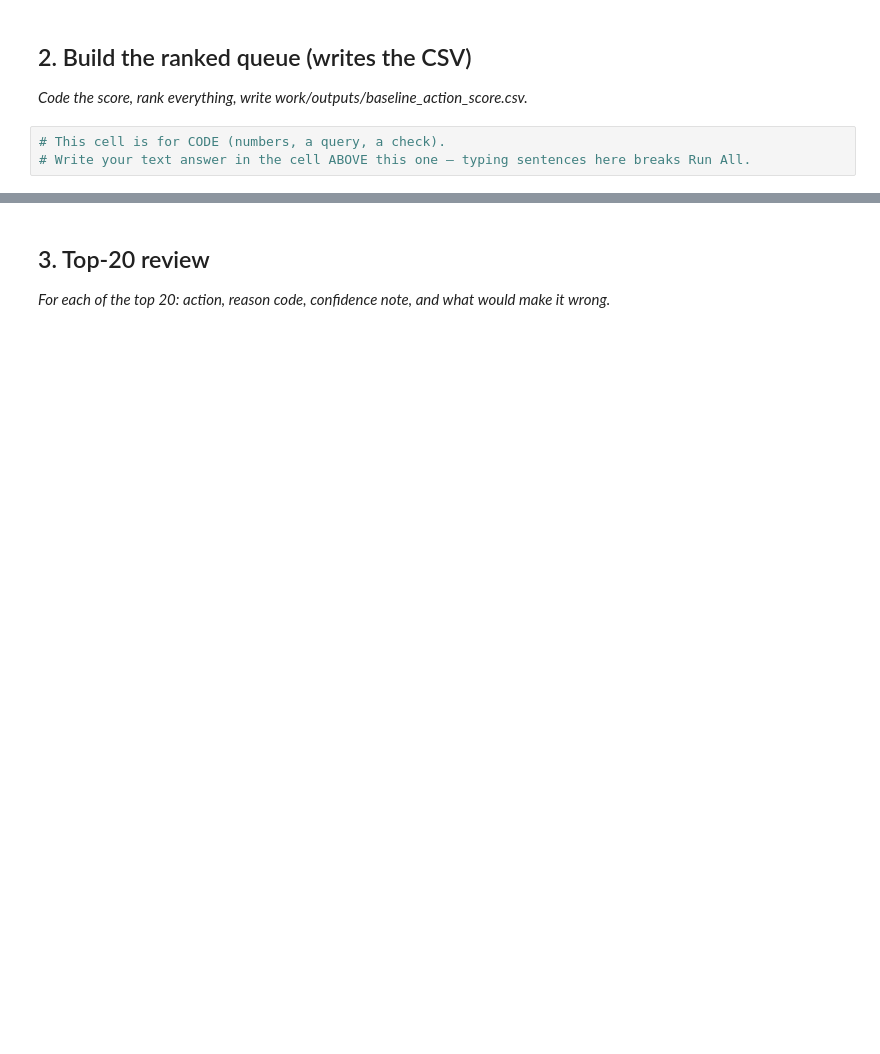
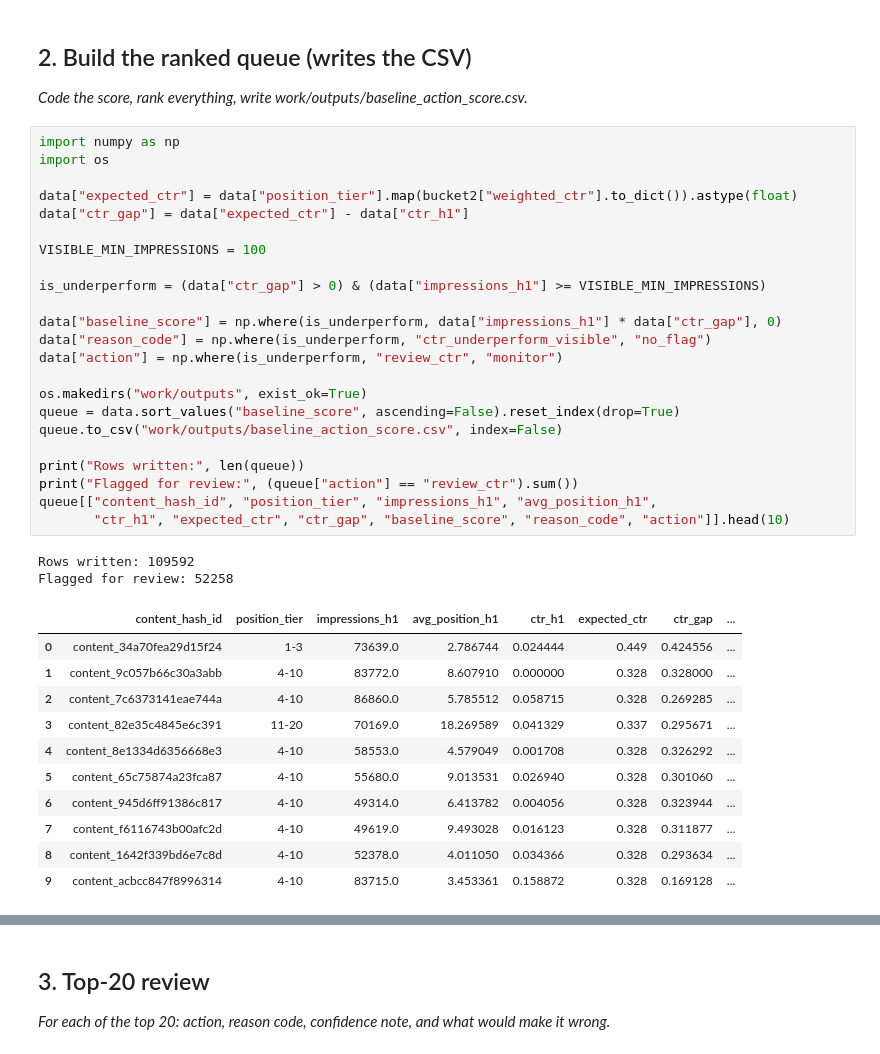
Before and after one commit to M-Sheheryar-khan/FlyRank-ML-Internship-Starter-Repo, a Jupyter notebook: work/notebooks/w04_baseline_score.ipynb, the cells around one changed output, grey strips where cells are left out. Cells and saved outputs as stored; diff of their text form; blank space fills up the shorter version.

```diff
--- a/work/notebooks/w04_baseline_score.ipynb
+++ b/work/notebooks/w04_baseline_score.ipynb
@@ -153,5 +156,39 @@ position_tier
 
 *Code the score, rank everything, write work/outputs/baseline_action_score.csv.*
 # %%
-# This cell is for CODE (numbers, a query, a check).
-# Write your text answer in the cell ABOVE this one — typing sentences here breaks Run All.
+import numpy as np
+import os
+
+data["expected_ctr"] = data["position_tier"].map(bucket2["weighted_ctr"].to_dict()).astype(float)
+data["ctr_gap"] = data["expected_ctr"] - data["ctr_h1"]
+
+VISIBLE_MIN_IMPRESSIONS = 100
+
+is_underperform = (data["ctr_gap"] > 0) & (data["impressions_h1"] >= VISIBLE_MIN_IMPRESSIONS)
+
+data["baseline_score"] = np.where(is_underperform, data["impressions_h1"] * data["ctr_gap"], 0)
+data["reason_code"] = np.where(is_underperform, "ctr_underperform_visible", "no_flag")
+data["action"] = np.where(is_underperform, "review_ctr", "monitor")
+
+os.makedirs("work/outputs", exist_ok=True)
+queue = data.sort_values("baseline_score", ascending=False).reset_index(drop=True)
+queue.to_csv("work/outputs/baseline_action_score.csv", index=False)
+
+print("Rows written:", len(queue))
+print("Flagged for review:", (queue["action"] == "review_ctr").sum())
+queue[["content_hash_id", "position_tier", "impressions_h1", "avg_position_h1",
+       "ctr_h1", "expected_ctr", "ctr_gap", "baseline_score", "reason_code", "action"]].head(10)
+# %% [output]
+Rows written: 109592
+Flagged for review: 52258
+|  | content_hash_id | position_tier | impressions_h1 | avg_position_h1 | ctr_h1 | expected_ctr | ctr_gap | ... |
+| 0 | content_34a70fea29d15f24 | 1-3 | 73639.0 | 2.786744 | 0.024444 | 0.449 | 0.424556 | ... |
+| 1 | content_9c057b66c30a3abb | 4-10 | 83772.0 | 8.607910 | 0.000000 | 0.328 | 0.328000 | ... |
+| 2 | content_7c6373141eae744a | 4-10 | 86860.0 | 5.785512 | 0.058715 | 0.328 | 0.269285 | ... |
+| 3 | content_82e35c4845e6c391 | 11-20 | 70169.0 | 18.269589 | 0.041329 | 0.337 | 0.295671 | ... |
+| 4 | content_8e1334d6356668e3 | 4-10 | 58553.0 | 4.579049 | 0.001708 | 0.328 | 0.326292 | ... |
+| 5 | content_65c75874a23fca87 | 4-10 | 55680.0 | 9.013531 | 0.026940 | 0.328 | 0.301060 | ... |
+| 6 | content_945d6ff91386c817 | 4-10 | 49314.0 | 6.413782 | 0.004056 | 0.328 | 0.323944 | ... |
+| 7 | content_f6116743b00afc2d | 4-10 | 49619.0 | 9.493028 | 0.016123 | 0.328 | 0.311877 | ... |
+| 8 | content_1642f339bd6e7c8d | 4-10 | 52378.0 | 4.011050 | 0.034366 | 0.328 | 0.293634 | ... |
+| 9 | content_acbcc847f8996314 | 4-10 | 83715.0 | 3.453361 | 0.158872 | 0.328 | 0.169128 | ... |
```
Also changed, not shown: parts of 8 cells of this notebook.
